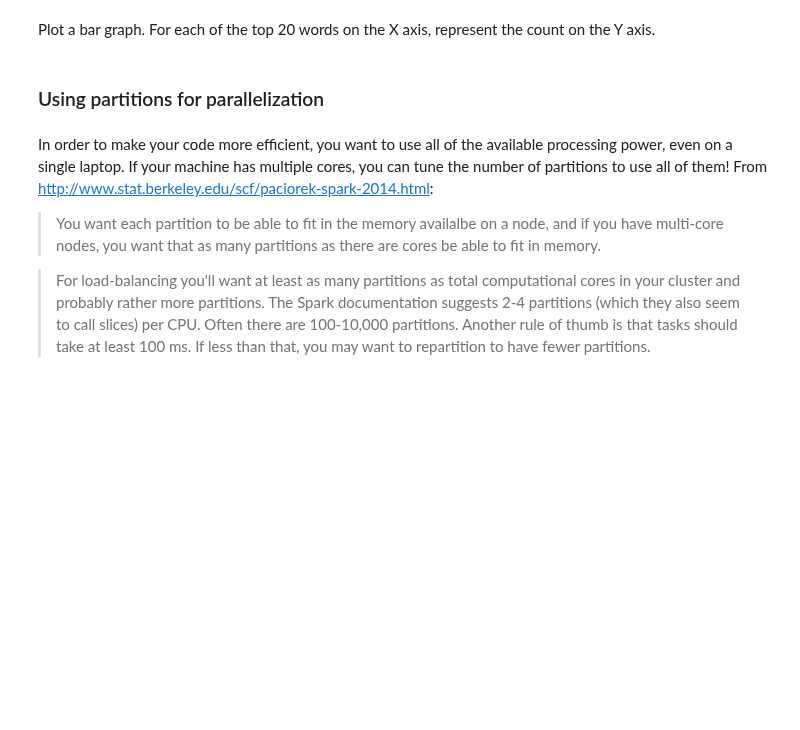
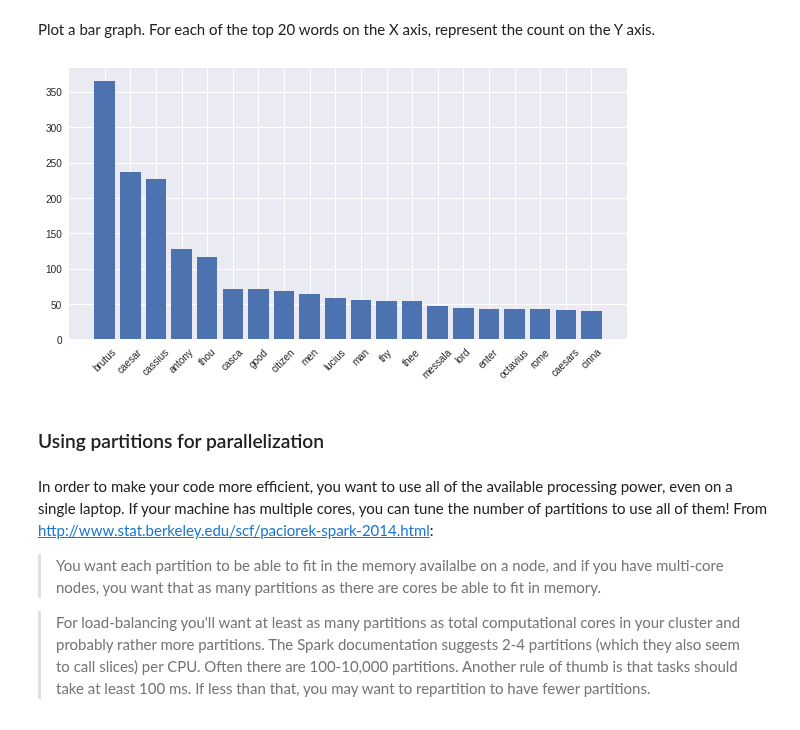
Before and after one commit to tsansom/Springboard-Data-Science, a Jupyter notebook: mini_projects/data_science_at_scale/pyspark_exercise.ipynb, the cells around one changed output. Saved outputs shown, nothing was run; the diff lists cells and outputs as text; code cells hidden in the pictures; blank space fills up the shorter version.

Commit message:
continued spark mini-project

```diff
--- a/mini_projects/data_science_at_scale/pyspark_exercise.ipynb
+++ b/mini_projects/data_science_at_scale/pyspark_exercise.ipynb
@@ -302,4 +302,9 @@ The file `./sparklect/english.stop.txt` contains a list of English stopwords, wh
 
 * Load all of the stopwords into a Python list
 * Load the text of Julius Caesar into an RDD using the `sparkcontext.textfile()` method. Call it `juliusrdd`.
+# %%
+# your turn
+stopwords = pd.read_csv('sparklect/english.stop.txt', header=None)[0].tolist()
+
+juliusrdd = sc.textFile('sparklect/shakes/juliuscaesar.txt')
 # %%
@@ -310,0 +315,10 @@ How many words does Julius Caesar have? *Hint: use `flatMap()`*.
+# %%
+# your turn
+import re
+
+julius_flat = juliusrdd.flatMap(lambda x: x.lower().split(' ')) \
+                       .map(lambda x: re.sub('[^a-z0-9 ]', '', x)) \
+                       .filter(lambda x: len(x) > 0)
+
+
+print('There are {} words in Shakespeare\'s Julius Cesear'.format(julius_flat.count()))
@@ -318,0 +355,5 @@ Now print the first 20 words of Julius Caesar, **after removing all the stopword
+# %%
+# your turn
+julius_nostop = julius_flat.filter(lambda x: x not in stopwords)
+
+julius_nostop.take(20)
@@ -322,0 +383,8 @@ Now, use the word counting MapReduce code you've seen before. Count the number o
+# %%
+# your turn
+julius_word_counts = julius_nostop.map(lambda x: (x, 1)) \
+                                  .reduceByKey(lambda x, y: x + y)
+
+julius_top_20 = julius_word_counts.takeOrdered(20, key=lambda x: -x[1])
+
+julius_top_20
@@ -327,3 +414,13 @@ Plot a bar graph. For each of the top 20 words on the X axis, represent the coun
+# %%
+# your turn
+fig, ax = plt.subplots(1, 1, figsize=(10, 5))
+
+words, counts = zip(*julius_top_20)
+
+_ = ax.bar(range(20), counts)
+_ = plt.xticks(range(20), words, rotation=45)
+# %% [output]
+[figure, added]
 # %% [markdown]
 ### Using partitions for parallelization
 # %% [markdown]
```
Also changed, not shown: parts of 15 cells of this notebook.
